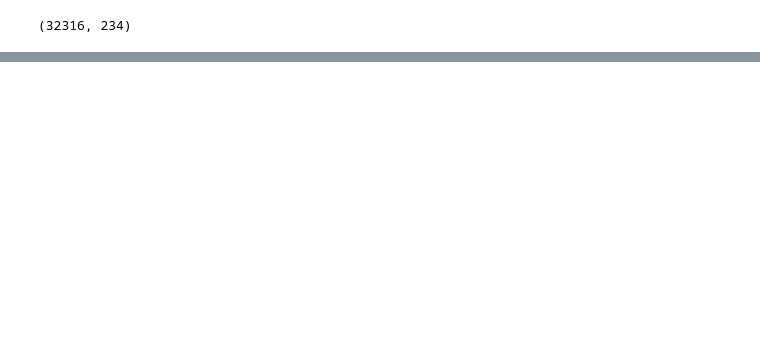
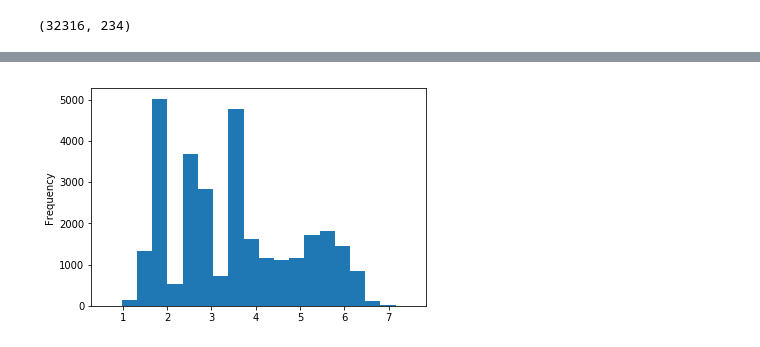
Before and after one commit to datajiang/SpringBoard, a Jupyter notebook: cars-clean.ipynb, the cells around one changed output, grey strips where cells are left out. Cells and saved outputs as stored; diff of their text form; code cells hidden in the pictures; blank space fills up the shorter version.

```diff
--- a/cars-clean.ipynb
+++ b/cars-clean.ipynb
@@ -790,0 +1089,2 @@ df['Displ_L'].astype('float')
+# %%
+df['Displacement'] = df['Displacement'].apply(lambda x: x[:4] if 'Cu.in.' in x else x)
@@ -790,0 +1102,4 @@ df['Displ_L'].astype('float')
+# %%
+df['Displacement'] = df['Displacement'].apply(lambda x: str(x).replace('l', '') if 'l' in x else x)
+# %%
+df['Displacement'] = pd.to_numeric(df['Displacement'], errors='coerce')
@@ -790,0 +1134,3 @@ df['Displ_L'].astype('float')
+# %%
+df.loc[idx_for_converting_units, 'Displacement'] = df.loc[idx_for_converting_units, 'Displacement'].apply(lambda x: x*0.016)
+df.loc[idx_for_converting_units, 'Displacement']
@@ -790,0 +1146,6 @@ df['Displ_L'].astype('float')
+# %%
+import matplotlib.pyplot as plt
+df['Displacement'].plot('hist', bins=20)
+plt.show()
+# %% [output]
+[figure, added]
```
Also changed, not shown: parts of 219 cells of this notebook.
